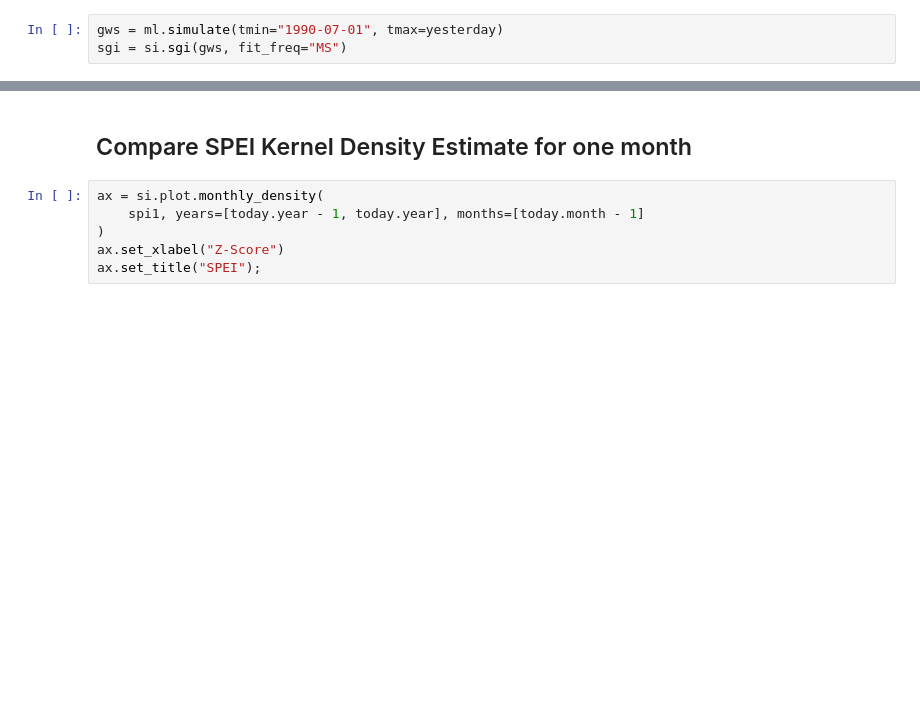
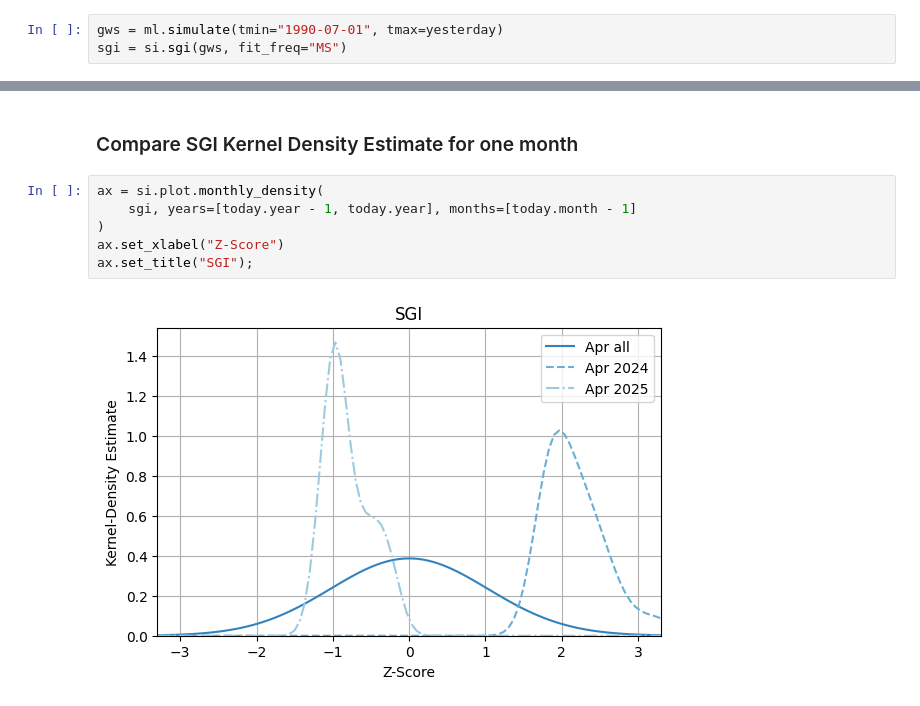
Before and after one commit to martinvonk/SPEI, a Jupyter notebook: docs/examples/example03_drought_prediction.ipynb, the cells around one changed output, grey strips where cells are left out. Cells and saved outputs as stored; diff of their text form; blank space fills up the shorter version.

```diff
--- a/docs/examples/example03_drought_prediction.ipynb
+++ b/docs/examples/example03_drought_prediction.ipynb
@@ -99,8 +116,10 @@ fig.tight_layout()
 # %% [markdown]
-## Compare SPEI Kernel Density Estimate for one month
+### Compare SGI Kernel Density Estimate for one month
 # %%
 ax = si.plot.monthly_density(
-    spi1, years=[today.year - 1, today.year], months=[today.month - 1]
+    sgi, years=[today.year - 1, today.year], months=[today.month - 1]
 )
 ax.set_xlabel("Z-Score")
-ax.set_title("SPEI");
+ax.set_title("SGI");
+# %% [output]
+[figure, added]
```
Also changed, not shown: parts of 22 cells of this notebook, 3 other files.
